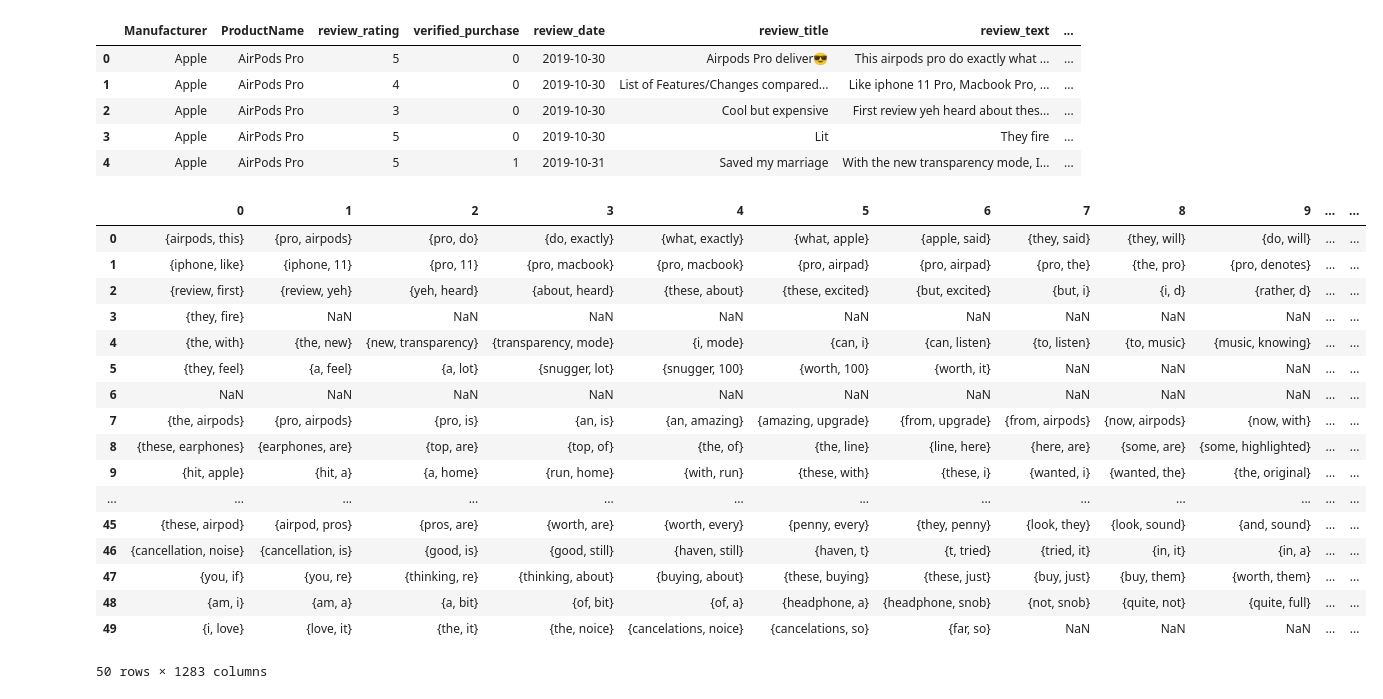
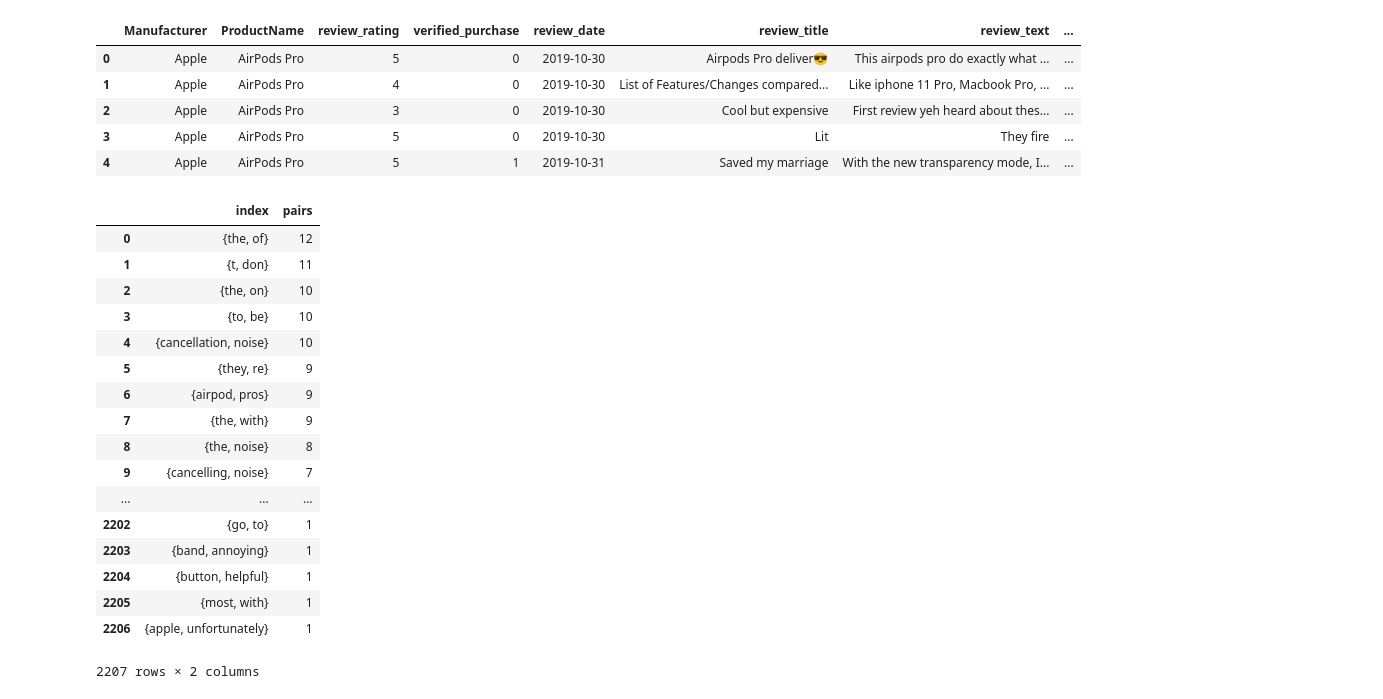
Before and after one commit to datascientistlin/AmazonReviewAnalysis, a Jupyter notebook: Amazon_review_word_exploration.ipynb, the cells around one changed output. Cells and saved outputs as stored; diff of their text form; code cells hidden in the pictures.

Commit message:
added code capable of counting pairs...now to make it useful.

```diff
--- a/Amazon_review_word_exploration.ipynb
+++ b/Amazon_review_word_exploration.ipynb
@@ -190,7 +190,7 @@ def GetWordPairs(text):
 #     print(pairs)
     return pairs
 
-def GetWordTripplets(text):
+def GetWordTriplets(text):
     text = CleanText(text)
     tokens = TokenizeText(text)
 
@@ -280,7 +280,7 @@ def AddAdjectiveNounsVerbsToDF(df, textColumn):
 
     # create word pairs.
     df['text_pairs'] = df[textColumn].apply(lambda row: GetWordPairs(row))
-    df['text_tripplets'] = df[textColumn].apply(lambda row: GetWordTripplets(row))
+    df['text_triplets'] = df[textColumn].apply(lambda row: GetWordTriplets(row))
     return df
 
 def GetDataframeOfWords(pandasdf, textColumn):
@@ -328,49 +328,68 @@ amzn_df.head()
 
 # GetDataframeOfWords(amzn_df,'text_adjectives')
 # GetDataframeOfWords(amzn_df,'text_verbs')
 def count_frequency_dictionary(word_list):
     """ Function input: list object contains strings of individual words.
         Function output: defaultdict() object containing {word, frequency} pairs. """
 
     freq_counts = [defaultdict(int)]
 
     for word in word_list:
         print(word)
         s1,s2 = word
         freq_counts[s1+'-'+s2] += 1
 
     return freq_counts
 
 # GetDataframeOfWords(amzn_df[:50],'text_pairs')
 # from collections import Counter
 # Counter(amzn_df[:50]['text_pairs'])
 
 # amzn_df[:50]['text_pairs'].value_counts()
 
+data = amzn_df[40:50][['review_date','verified_purchase','text_pairs']]
 
-amzn_df[:50]['text_pairs'].apply(pd.Series)
+
+data['text_pairs']#.apply(lambda x: x[0])
+
+# data=data.reset_index()
+# # data.where(data['text_pairs'])
+
+data = data['text_pairs'].apply(pd.Series)\
+    .merge(data, right_index = True, left_index = True) \
+    .drop(["text_pairs"], axis = 1)\
+    .melt(id_vars = ['review_date', 'verified_purchase'], value_name = "pairs") \
+    .drop("variable", axis = 1)
+
+
+# this is where we can drop columns we don't want
+#     .drop(["ingredients"], axis = 1)\
+# We can also assign each review an index and make it an id column if we wanted to keep that.
+data
+data.pairs.value_counts().reset_index()
+# data["text_pairs"].values
 
 # count_frequency_dictionary(amzn_df[:50]['text_pairs'].value_counts())
 # dictionary = {}
 # for elem in amzn_df[:50]['text_pairs']:
 #     dictionary
 #     print(elem)
 # %% [output]
-|  | 0 | 1 | 2 | 3 | 4 | 5 | 6 | 7 | 8 | 9 | ... | ... |
-| 0 | {airpods, this} | {pro, airpods} | {pro, do} | {do, exactly} | {what, exactly} | {what, apple} | {apple, said} | {they, said} | {they, will} | {do, will} | ... | ... |
-| 1 | {iphone, like} | {iphone, 11} | {pro, 11} | {pro, macbook} | {pro, macbook} | {pro, airpad} | {pro, airpad} | {pro, the} | {the, pro} | {pro, denotes} | ... | ... |
-| 2 | {review, first} | {review, yeh} | {yeh, heard} | {about, heard} | {these, about} | {these, excited} | {but, excited} | {but, i} | {i, d} | {rather, d} | ... | ... |
-| 3 | {they, fire} | NaN | NaN | NaN | NaN | NaN | NaN | NaN | NaN | NaN | ... | ... |
-| 4 | {the, with} | {the, new} | {new, transparency} | {transparency, mode} | {i, mode} | {can, i} | {can, listen} | {to, listen} | {to, music} | {music, knowing} | ... | ... |
-| 5 | {they, feel} | {a, feel} | {a, lot} | {snugger, lot} | {snugger, 100} | {worth, 100} | {worth, it} | NaN | NaN | NaN | ... | ... |
-| 6 | NaN | NaN | NaN | NaN | NaN | NaN | NaN | NaN | NaN | NaN | ... | ... |
-| 7 | {the, airpods} | {pro, airpods} | {pro, is} | {an, is} | {an, amazing} | {amazing, upgrade} | {from, upgrade} | {from, airpods} | {now, airpods} | {now, with} | ... | ... |
-| 8 | {these, earphones} | {earphones, are} | {top, are} | {top, of} | {the, of} | {the, line} | {line, here} | {here, are} | {some, are} | {some, highlighted} | ... | ... |
-| 9 | {hit, apple} | {hit, a} | {a, home} | {run, home} | {with, run} | {these, with} | {these, i} | {wanted, i} | {wanted, the} | {the, original} | ... | ... |
-| ... | ... | ... | ... | ... | ... | ... | ... | ... | ... | ... | ... | ... |
-| 45 | {these, airpod} | {airpod, pros} | {pros, are} | {worth, are} | {worth, every} | {penny, every} | {they, penny} | {look, they} | {look, sound} | {and, sound} | ... | ... |
-| 46 | {cancellation, noise} | {cancellation, is} | {good, is} | {good, still} | {haven, still} | {haven, t} | {t, tried} | {tried, it} | {in, it} | {in, a} | ... | ... |
-| 47 | {you, if} | {you, re} | {thinking, re} | {thinking, about} | {buying, about} | {these, buying} | {these, just} | {buy, just} | {buy, them} | {worth, them} | ... | ... |
-| 48 | {am, i} | {am, a} | {a, bit} | {of, bit} | {of, a} | {headphone, a} | {headphone, snob} | {not, snob} | {quite, not} | {quite, full} | ... | ... |
-| 49 | {i, love} | {love, it} | {the, it} | {the, noice} | {cancelations, noice} | {cancelations, so} | {far, so} | NaN | NaN | NaN | ... | ... |
+|  | index | pairs |
+| 0 | {the, of} | 12 |
+| 1 | {t, don} | 11 |
+| 2 | {the, on} | 10 |
+| 3 | {to, be} | 10 |
+| 4 | {cancellation, noise} | 10 |
+| 5 | {they, re} | 9 |
+| 6 | {airpod, pros} | 9 |
+| 7 | {the, with} | 9 |
+| 8 | {the, noise} | 8 |
+| 9 | {cancelling, noise} | 7 |
+| ... | ... | ... |
+| 2202 | {go, to} | 1 |
+| 2203 | {band, annoying} | 1 |
+| 2204 | {button, helpful} | 1 |
+| 2205 | {most, with} | 1 |
+| 2206 | {apple, unfortunately} | 1 |
-50 rows × 1283 columns
+2207 rows × 2 columns
```
Also changed, not shown: parts of 1 cell of this notebook.
